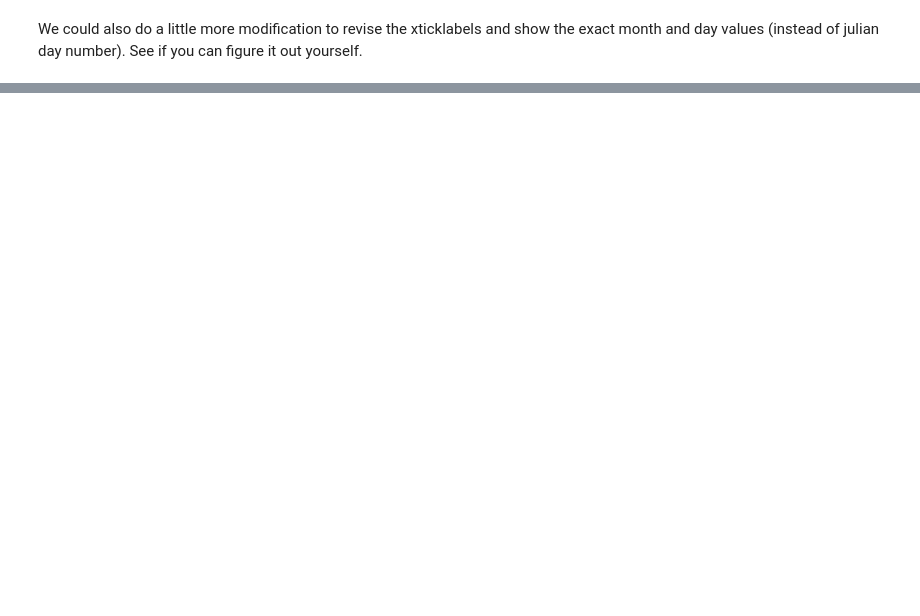
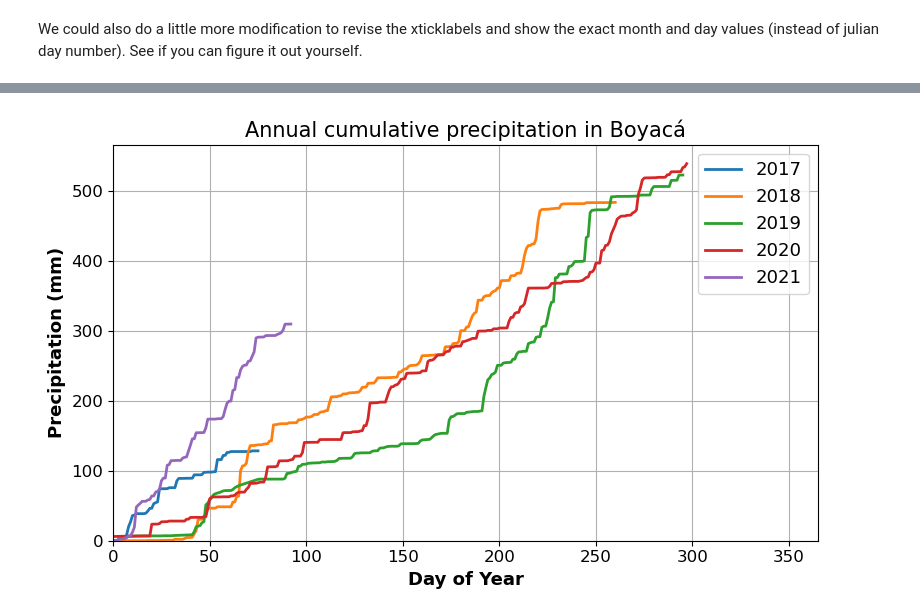
Before and after one commit to nowthings/analysis_climatic_variables, a Jupyter notebook: 2_analysis_chirps/0_load_chirps_daily_p05.ipynb, the cells around one changed output, grey strips where cells are left out. Cells and saved outputs as stored; diff of their text form; code cells hidden in the pictures; blank space fills up the shorter version.

```diff
--- a/2_analysis_chirps/0_load_chirps_daily_p05.ipynb
+++ b/2_analysis_chirps/0_load_chirps_daily_p05.ipynb
@@ -300,0 +373,2 @@ We could also do a little more modification to revise the xticklabels and show t
+# %%
+ds_ideam_nc_2017_2021_PRECIP = xr.open_dataset(xr.backends.NetCDF4DataStore(nc.Dataset(path_ideam+'IDEAM_2017_2021_PRECIP.nc')))
@@ -300,0 +397,19 @@ We could also do a little more modification to revise the xticklabels and show t
+# %%
+fig = plt.figure(figsize=[8,5], facecolor='w')
+for yr in range(2017,2022):
+    da_yr = ds_ideam_nc_2017_2021_PRECIP.isel(time = ds_ideam_nc_2017_2021_PRECIP.time.dt.year==yr).precip
+    dataplot = da_yr.cumsum()
+    plt.plot(dataplot, linewidth=2, label = yr)
+plt.legend(fontsize=13)
+plt.grid()
+plt.xticks(fontsize=12) # we can also change the ticks to be on Jan-1, Feb-1, etc. but I'll skip it for here.
+plt.yticks(fontsize=12)
+plt.ylabel('Precipitation (mm)', fontsize = 13, fontweight = 'bold')
+plt.xlabel('Day of Year', fontsize = 13, fontweight = 'bold')
+plt.xlim([0,365])
+plt.ylim(bottom=0)
+plt.title('Annual cumulative precipitation in Boyacá', fontsize=15)
+plt.tight_layout()
+plt.savefig('Fig_cumsum_prec_Boyaca_IDEAM.png', format = 'png', dpi = 300)
+# %% [output]
+[figure, added]
```
Also changed, not shown: parts of 18 cells of this notebook, 2 other files.
